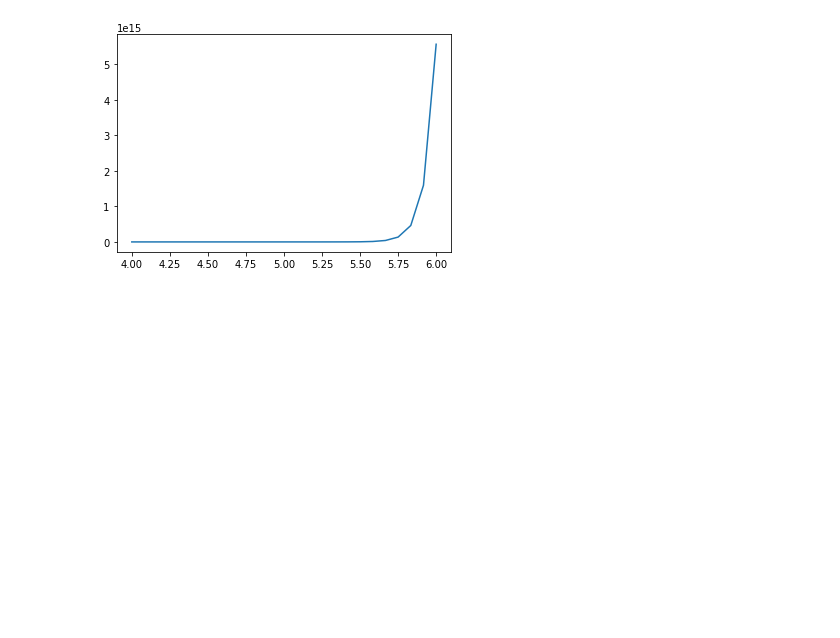
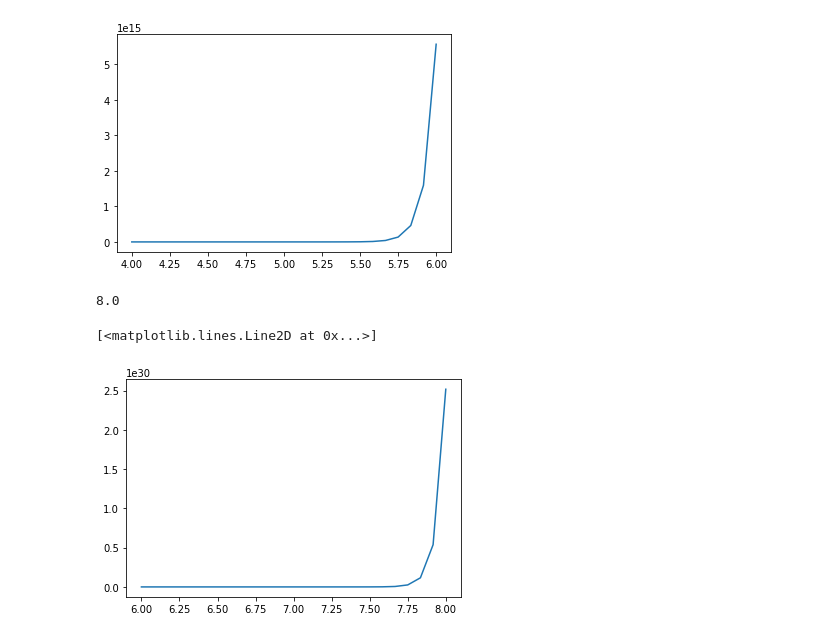
Before and after one commit to MWeytens/Orr-Sommerfeld, a Jupyter notebook: Orr-Sommerfeld.ipynb, the cells around one changed output. Saved outputs shown, nothing was run; the diff lists cells and outputs as text; code cells hidden in the pictures; blank space fills up the shorter version.

```diff
--- a/Orr-Sommerfeld.ipynb
+++ b/Orr-Sommerfeld.ipynb
@@ -397,17 +397,17 @@ def inverse(A):
     return A_inv
 # %%
 # Operator L
-def L_v(N,y,dy,R,alpha):
+def L_v(N,dy,y,R,alpha):
     """ Calcule et retourne l'opérateur L de l'équation d'Orr-Sommerfeld, à partir du calcul de D^2 et de D^4.
 
         Parametres
         ----------
         N : integer
             Nombre de valeures indépendantes.
+        dy : float
+            Ecart entre les différents points de la grille.
         y : ndarray
             Coordonnées y de la grille où on calcule l'opérateur.
-        dy : float
-            Ecart entre les différents points de la grille.
         R : float
             Nombre de Reynolds caractérisant l'écoulement.
         alpha : float
@@ -560,36 +559,34 @@ v_t[1] = \frac{1}{4} v_t[2] \Leftrightarrow \sum_j X_t[1,j] v_0[j] = \frac{1}{4}
 \end{equation}
 Et donc aussi $X_t[N-2,j] = \frac{1}{4} X_t[N-3,j] \quad \forall j$
 # %%
-def RK4_matriciel(N_t, L, X_0, dt, y):
+def RK4_matriciel(T, dt, y, X_0, L):
     """ Calcule selon l'algorithme RK4 le propagateur X apres N_t itérations à l'équation différentielle avec
             conditions initiales: d/dt X(t) = L*X(t), X(0) = X_0.
         On suppose les conditions de Dirichlet et de Neumann fixées.
 
         Parametres
         ----------
-        N_t : integer
-            Nombre d'itérations de l'algorithme (pas de temps avancés).
+        T : float
+            Temps final auquel on calcule la solution.
+        dt : float
+            Pas de temps.
+        X_0 : ndarray
+            Matrice des condition initiale. carrée de taille N_y x N_y
         L : ndarray
             Matrice, correspondant à l'opérateur linéaire L. Si les ys sont de taille N_y, L doit être une
             matrice carrée (N_y-4)x(N_y-4)
-        X_0 : ndarray
-            Matrice des condition initiale. carrée de taille N_y x N_y
-        dt : float
-            Pas de temps.
-        y : ndarray
-            Liste des valeurs de y où on considère l'équation.
 
         Outputs
         -------
         X_n : ndarray
-            Propagateur X(N*dt), calculé selon l'algorithme. Matrice N_y x N_y
+            Propagateur X(T), calculé selon l'algorithme. Matrice N_y x N_y
     """
     N_y = numpy.shape(X_0)[0]
     # Initialisation des paramètres
     X_n = X_0.copy()
     t_n = 0
     # On itère l'algorithme N_t fois
-    for _ in range(N_t):
+    while t_n <= T:
         # On retire les deux premieres et dernieres lignes
         X_n_ind = X_n[2:N_y-2, :]
         # RK4
@@ -756,3 +753,20 @@ pyplot.plot(alphas,ss)
 6.0
 [<matplotlib.lines.Line2D at 0x...>]
 [figure]
+# %%
+alphas = numpy.linspace(6,8,num=25)
+best_alpha, amp_max = None, 0
+
+ss = []
+for alpha in alphas:
+    current = get_max_amp(alpha,y,L_v(N-4,y[2:N-2], dy, 500, alpha))
+    ss.append(current)
+    if current > amp_max:
+        best_alpha = alpha
+        amp_max = current
+print(best_alpha)
+pyplot.plot(alphas,ss)
+# %% [output]
+8.0
+[<matplotlib.lines.Line2D at 0x...>]
+[figure, added]
```
Also changed, not shown: parts of 10 cells of this notebook.
